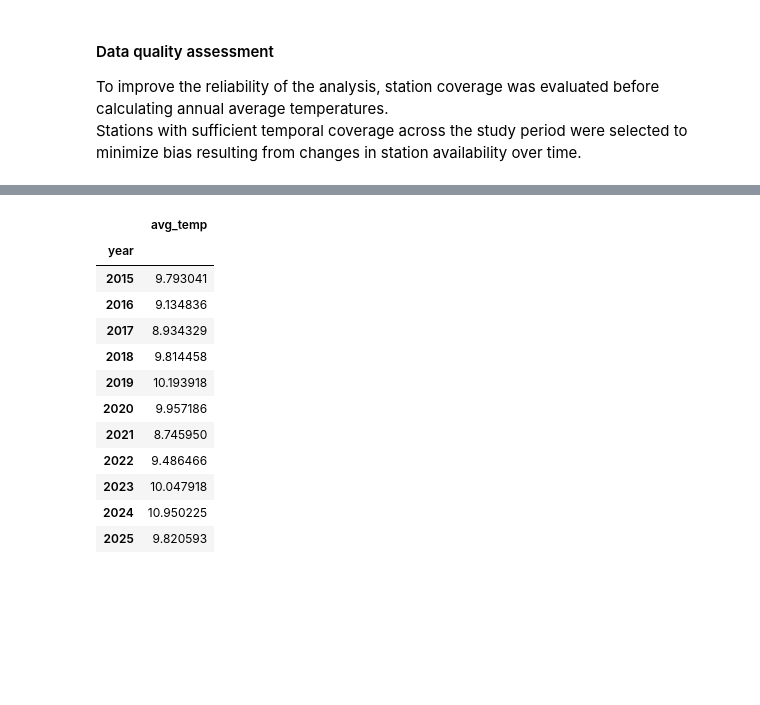
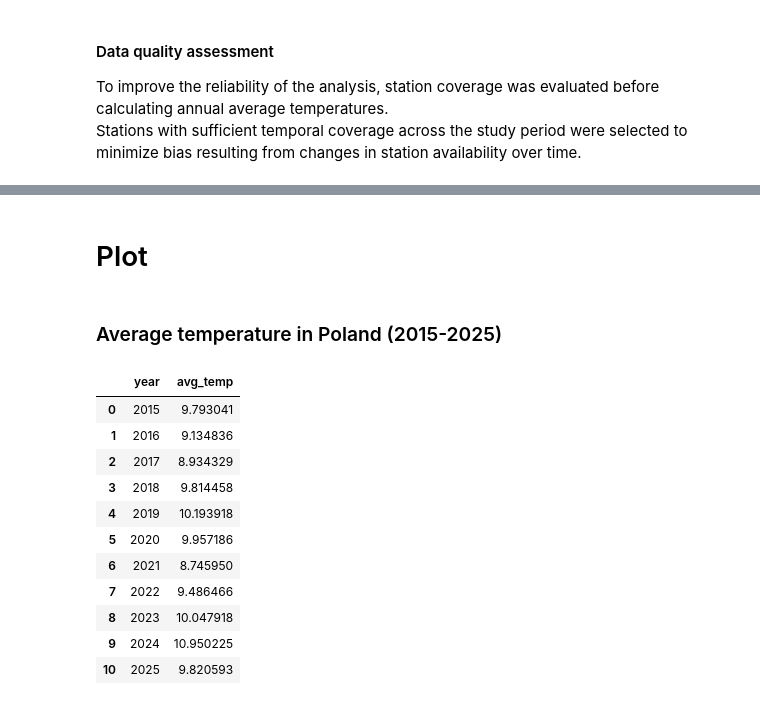
Before and after one commit to nerwuuus/data-toolkit, a Jupyter notebook: weather_data_processing/01_scripts/8_pandas_analysis.ipynb, the cells around one changed output, grey strips where cells are left out. Cells and saved outputs as stored; diff of their text form; code cells hidden in the pictures; blank space fills up the shorter version.

```diff
--- a/weather_data_processing/01_scripts/8_pandas_analysis.ipynb
+++ b/weather_data_processing/01_scripts/8_pandas_analysis.ipynb
@@ -169,3 +182,8 @@ df
 | 121149 | PLM00012295 | Bialystok | 151.0 | 2025-12-31 | 12-2025 | TAVG | -9.2 | 2025 |
 | 121153 | PLM00012497 | Wlodawa | 179.0 | 2025-12-31 | 12-2025 | TAVG | -4.2 | 2025 |
 39498 rows × 8 columns
+# %%
+df['min_obs_date'] = df['observation_date'].min()
+df['max_obs_date'] = df['observation_date'].max()
+
+df
@@ -255,22 +297,25 @@ dq_count2
+# %% [markdown]
+# Plot
+# %% [markdown]
+### Average temperature in Poland (2015-2025)
 # %%
 # Group by year
 avg_temp_agg = df.groupby(['year']).agg(
-    avg_temp=('value', 'mean'))
+    avg_temp=('value', 'mean')).reset_index()
 
 avg_temp_agg
 # %% [output]
-|  | avg_temp |
-| year |  |
-| 2015 | 9.793041 |
-| 2016 | 9.134836 |
-| 2017 | 8.934329 |
-| 2018 | 9.814458 |
-| 2019 | 10.193918 |
-| 2020 | 9.957186 |
-| 2021 | 8.745950 |
-| 2022 | 9.486466 |
-| 2023 | 10.047918 |
-| 2024 | 10.950225 |
-| 2025 | 9.820593 |
+|  | year | avg_temp |
+| 0 | 2015 | 9.793041 |
+| 1 | 2016 | 9.134836 |
+| 2 | 2017 | 8.934329 |
+| 3 | 2018 | 9.814458 |
+| 4 | 2019 | 10.193918 |
+| 5 | 2020 | 9.957186 |
+| 6 | 2021 | 8.745950 |
+| 7 | 2022 | 9.486466 |
+| 8 | 2023 | 10.047918 |
+| 9 | 2024 | 10.950225 |
+| 10 | 2025 | 9.820593 |
 # %%
 # Add a grid in the background
```
Also changed, not shown: parts of 21 cells of this notebook, 1 other file.
